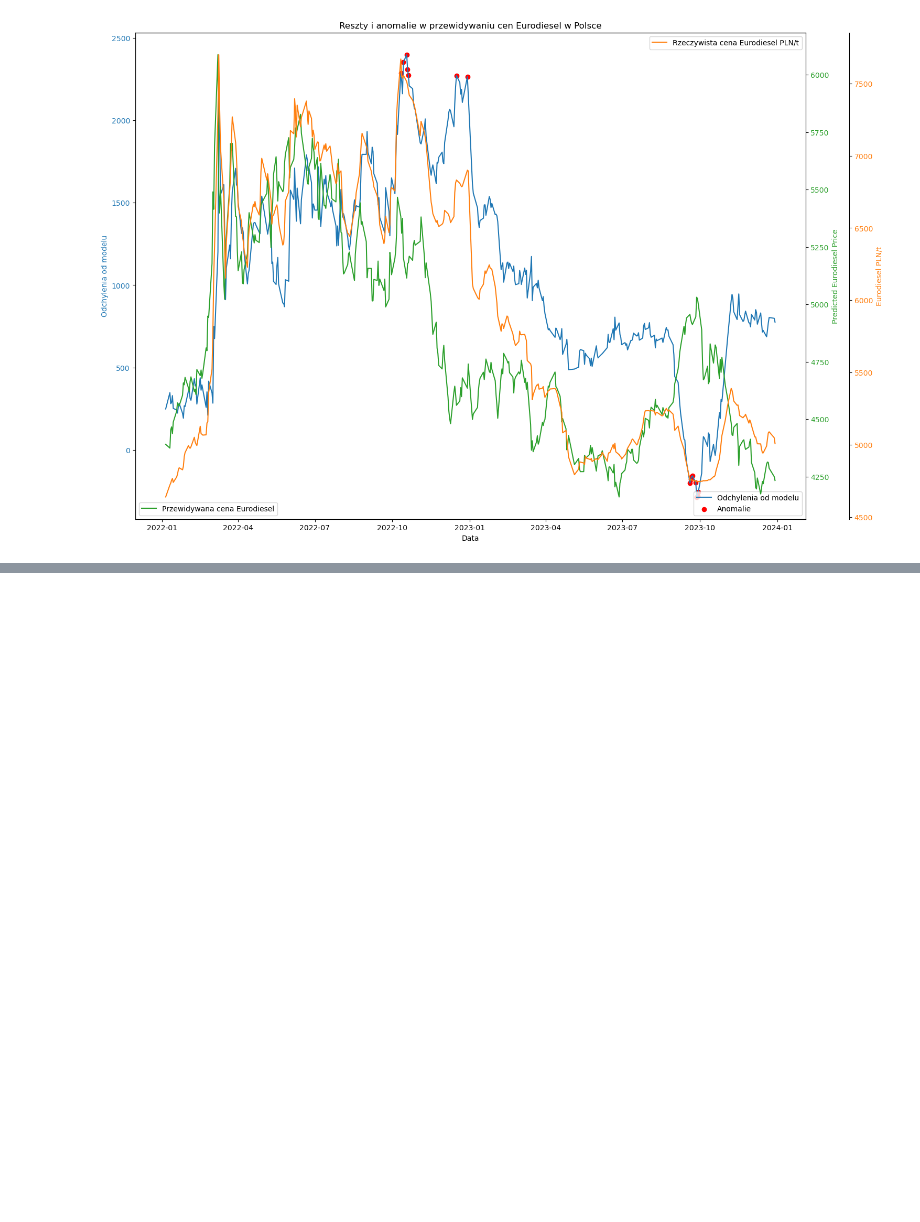
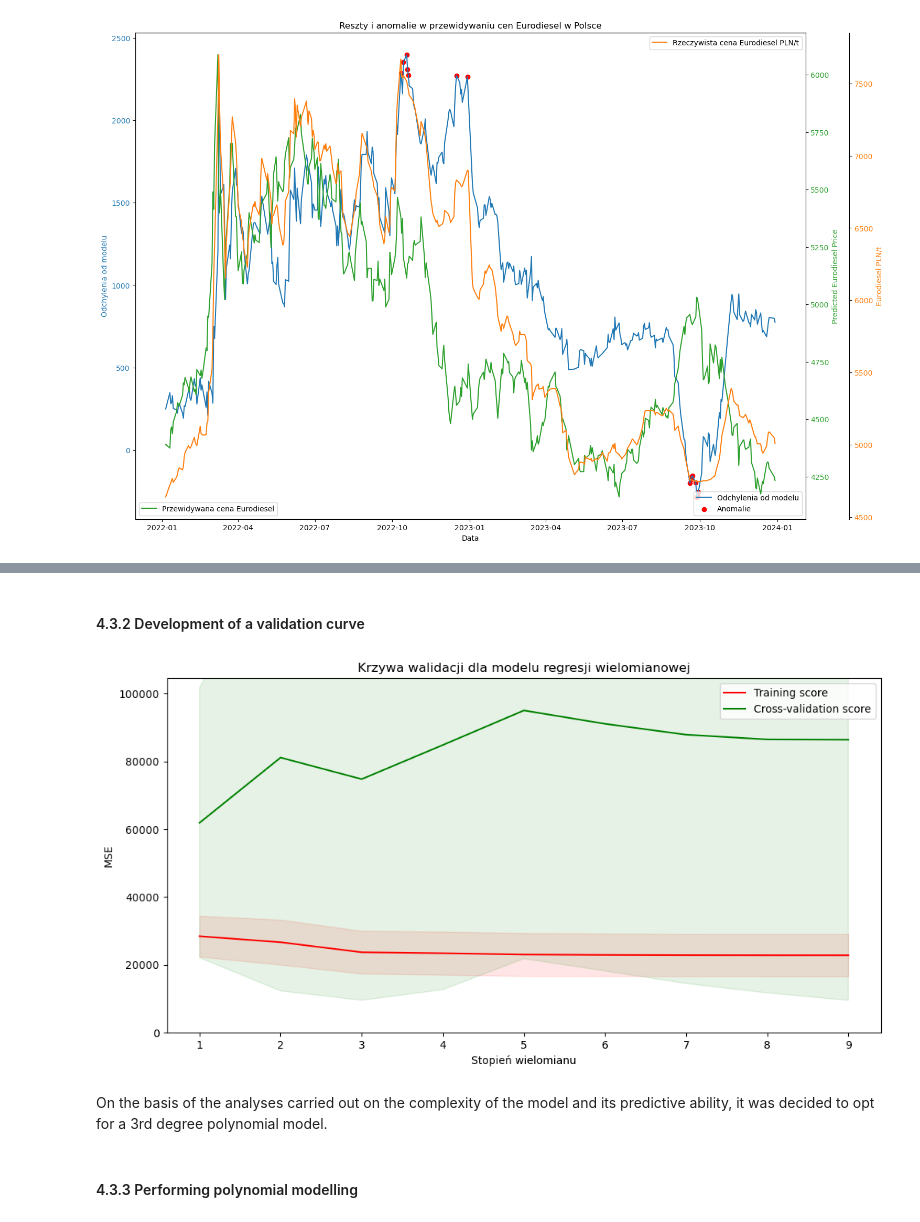
Before and after one commit to mariuszkam4/Orlen_fuel_prices, a Jupyter notebook: Orlen_fuel_prices.ipynb, the cells around one changed output, grey strips where cells are left out. Cells and saved outputs as stored; diff of their text form; code cells hidden in the pictures; blank space fills up the shorter version.

```diff
--- a/Orlen_fuel_prices.ipynb
+++ b/Orlen_fuel_prices.ipynb
@@ -492,0 +540,46 @@ plt.show()
+# %% [markdown]
+#### 4.3.2 Development of a validation curve
+# %%
+# Wybieramy stopień wielomianu jako parametr do badania
+param_range = np.arange(1, 10)  # Przykładowy zakres dla stopnia wielomianu od 1 do 9
+
+# Generowanie krzywej walidacji
+train_scores, test_scores = validation_curve(
+    estimator=Pipeline([("poly", PolynomialFeatures()), ("linear", LinearRegression())]),
+    X=X, y=y,
+    param_name="poly__degree",  # Nazwa parametru do zmiany
+    param_range=param_range,    # Zakres wartości parametru
+    cv=5,                       # Liczba foldów w walidacji krzyżowej
+    scoring="neg_mean_squared_error",  # Metryka oceny
+    n_jobs=-1                   # Użycie wszystkich dostępnych rdzeni CPU
+)
+# %%
+# Obliczenie średniej i odchylenia standardowego dla wyników treningowych i testowych
+train_scores_mean = -train_scores.mean(axis=1)
+validation_scores_mean = -test_scores.mean(axis=1)
+train_scores_std = train_scores.std(axis=1)
+validation_scores_std = test_scores.std(axis=1)
+# %%
+# Rysowanie krzywej walidacji
+plt.figure(figsize=(12, 6))
+plt.title("Krzywa walidacji dla modelu regresji wielomianowej")
+plt.xlabel("Stopień wielomianu")
+plt.ylabel("MSE")
+plt.ylim(0, max(train_scores_mean.max(), validation_scores_mean.max()) * 1.1)  # Dostosuj górny limit osi y
+plt.xticks(param_range)
+plt.plot(param_range, train_scores_mean, label="Training score", color="red")
+plt.plot(param_range, validation_scores_mean, label="Cross-validation score", color="green")
+
+plt.fill_between(param_range, train_scores_mean - train_scores_std,
+                 train_scores_mean + train_scores_std, alpha=0.1, color="r")
+plt.fill_between(param_range, validation_scores_mean - validation_scores_std,
+                 validation_scores_mean + validation_scores_std, alpha=0.1, color="g")
+
+plt.legend(loc="best")
+plt.show()
+# %% [output]
+[figure, added]
+# %% [markdown]
+On the basis of the analyses carried out on the complexity of the model and its predictive ability, it was decided to opt for a 3rd degree polynomial model.
+# %% [markdown]
+#### 4.3.3 Performing polynomial modelling
```
Also changed, not shown: parts of 13 cells of this notebook.
